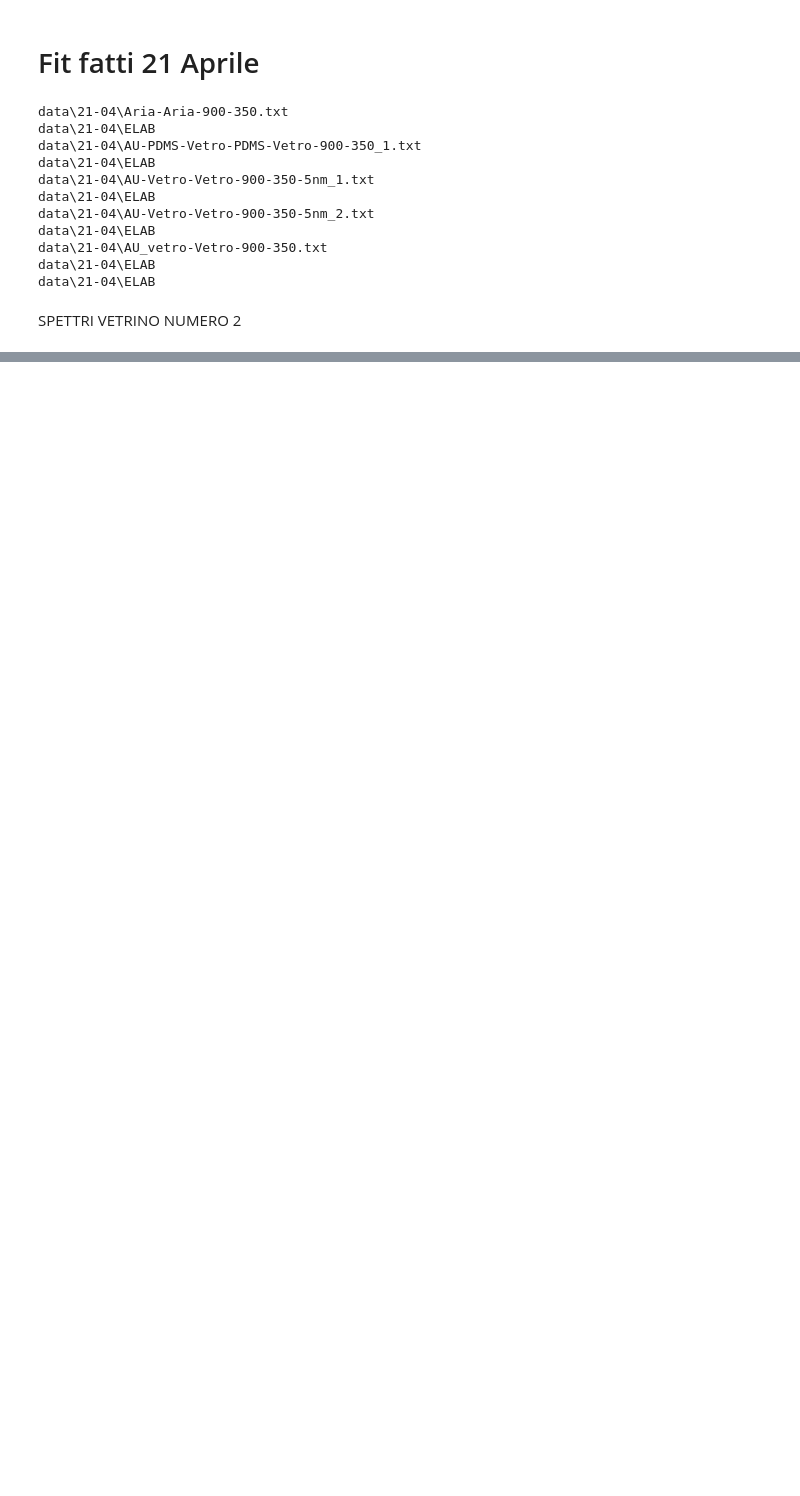
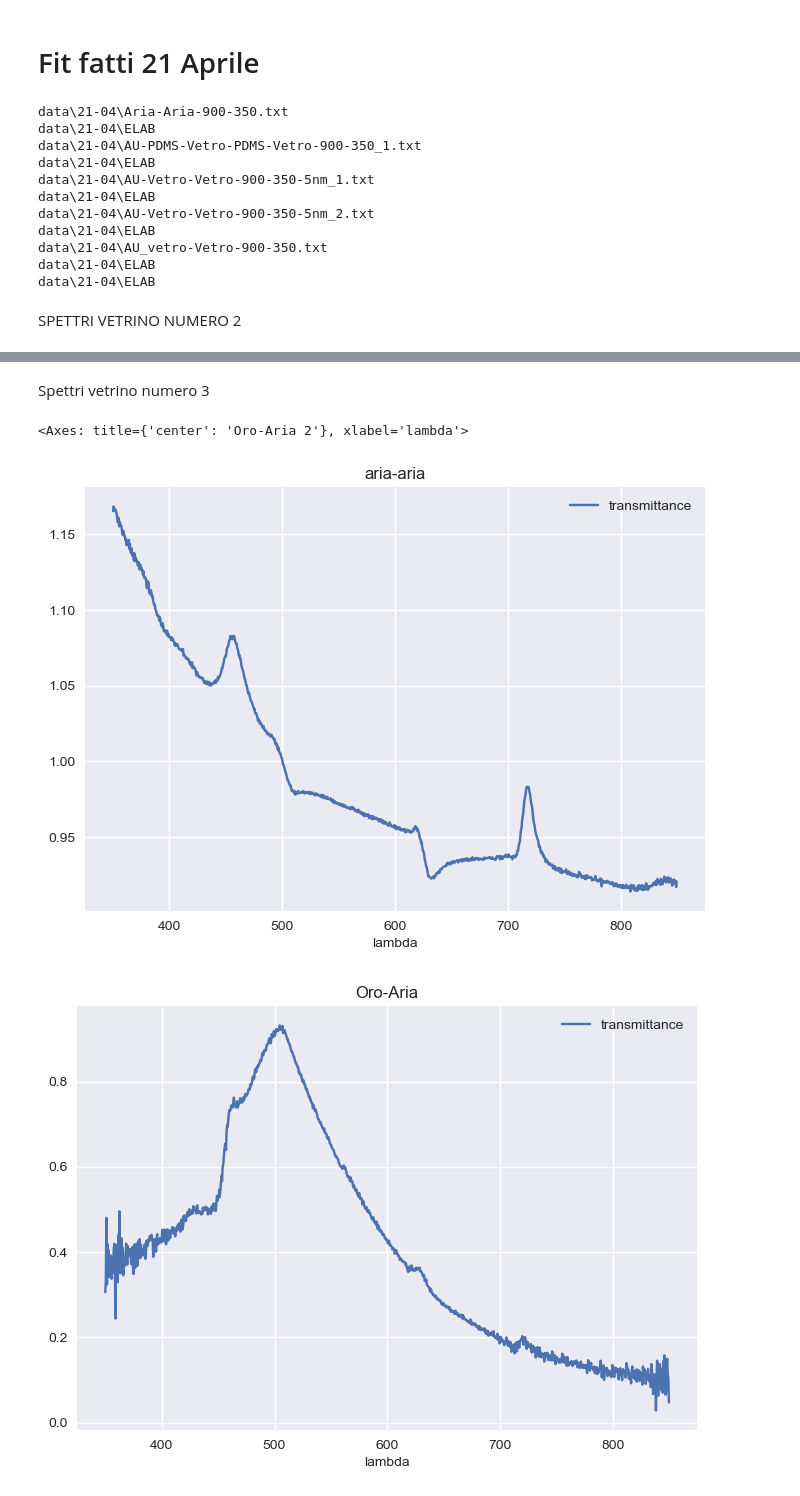
Before and after one commit to RandDouble/lab_mat, a Jupyter notebook: new_graph_21_04.ipynb, the cells around one changed output, grey strips where cells are left out. Drawn from its saved outputs; the diff is of its cells as text; code cells hidden in the pictures; blank space fills up the shorter version.

```diff
--- a/new_graph_21_04.ipynb
+++ b/new_graph_21_04.ipynb
@@ -91,0 +118,33 @@ df_test_4 = pd.read_table(
+# %% [markdown]
+Spettri vetrino numero 3
+# %%
+kwords = {
+    'skiprows' : 75,
+    'names' : ("lambda", "transmittance")
+
+}
+
+df_zero = pd.read_csv(
+    "./data/5-05/vetrino1_spettrofotometro/ELAB/air_air_trasm_1.csv"
+)
+
+df_test = pd.read_csv(
+    "./data/5-05/vetrino3_spettrofotometro/ELAB/vetroAU-vetro_1_1.csv"
+)
+
+df_test_1 = pd.read_csv(
+    "./data/5-05/vetrino3_spettrofotometro/ELAB/vetroAU-vetro_2_1.csv"
+)
+
+df_test_2 = pd.read_csv(
+    "./data/5-05/vetrino3_spettrofotometro/ELAB/vetroAU-vetro_3_1.csv"
+)
+
+df_zero[(df_zero["lambda"]<850)].plot("lambda", "transmittance", title="aria-aria" )
+df_test[(df_test["lambda"]<850)].plot("lambda", "transmittance", title="Oro-Aria" )
+df_test_1[(df_test["lambda"]<850)].plot("lambda", "transmittance", title="Oro-Aria 1" )
+df_test_2[(df_test["lambda"]<850)].plot("lambda", "transmittance", title="Oro-Aria 2" )
+# %% [output]
+<Axes: title={'center': 'Oro-Aria 2'}, xlabel='lambda'>
+[figure, added]
+[figure, added]
```
Also changed, not shown: parts of 4 cells of this notebook, 8 other files.
